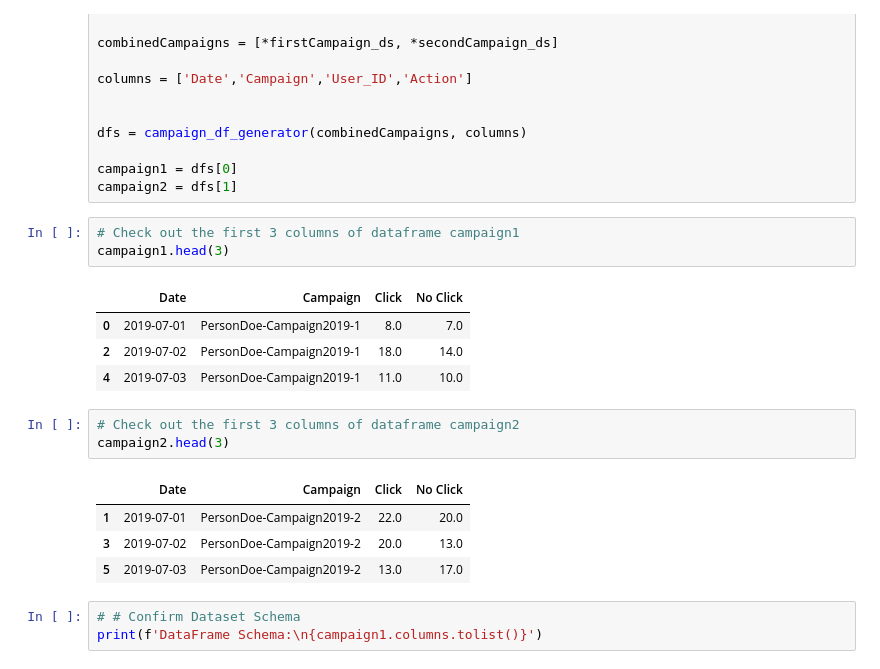
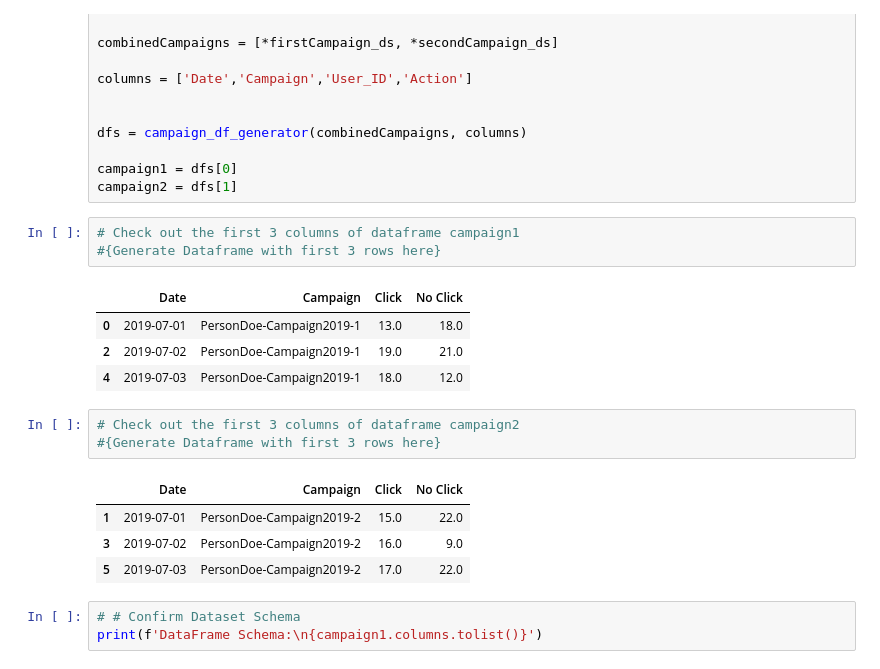
Before and after one commit to CloudChaoszero/Presentations, a Jupyter notebook: PyBayTalks/2019/AB-Testing-Python/Code/0-ABTesting-Presentation-2019.ipynb, the cells around one changed output. Drawn from its saved outputs; the diff is of its cells as text.

```diff
--- a/PyBayTalks/2019/AB-Testing-Python/Code/0-ABTesting-Presentation-2019.ipynb
+++ b/PyBayTalks/2019/AB-Testing-Python/Code/0-ABTesting-Presentation-2019.ipynb
@@ -491,20 +497,20 @@ campaign1 = dfs[0]
 campaign2 = dfs[1]
 # %%
 # Check out the first 3 columns of dataframe campaign1
-campaign1.head(3)
+#{Generate Dataframe with first 3 rows here}
 # %% [output]
 |  | Date | Campaign | Click | No Click |
-| 0 | 2019-07-01 | PersonDoe-Campaign2019-1 | 8.0 | 7.0 |
-| 2 | 2019-07-02 | PersonDoe-Campaign2019-1 | 18.0 | 14.0 |
-| 4 | 2019-07-03 | PersonDoe-Campaign2019-1 | 11.0 | 10.0 |
+| 0 | 2019-07-01 | PersonDoe-Campaign2019-1 | 13.0 | 18.0 |
+| 2 | 2019-07-02 | PersonDoe-Campaign2019-1 | 19.0 | 21.0 |
+| 4 | 2019-07-03 | PersonDoe-Campaign2019-1 | 18.0 | 12.0 |
 # %%
 # Check out the first 3 columns of dataframe campaign2
-campaign2.head(3)
+#{Generate Dataframe with first 3 rows here}
 # %% [output]
 |  | Date | Campaign | Click | No Click |
-| 1 | 2019-07-01 | PersonDoe-Campaign2019-2 | 22.0 | 20.0 |
-| 3 | 2019-07-02 | PersonDoe-Campaign2019-2 | 20.0 | 13.0 |
-| 5 | 2019-07-03 | PersonDoe-Campaign2019-2 | 13.0 | 17.0 |
+| 1 | 2019-07-01 | PersonDoe-Campaign2019-2 | 15.0 | 22.0 |
+| 3 | 2019-07-02 | PersonDoe-Campaign2019-2 | 16.0 | 9.0 |
+| 5 | 2019-07-03 | PersonDoe-Campaign2019-2 | 17.0 | 22.0 |
 # %%
 # # Confirm Dataset Schema
 print(f'DataFrame Schema:\n{campaign1.columns.tolist()}')
```
Also changed, not shown: parts of 14 cells of this notebook, 1 other file.
